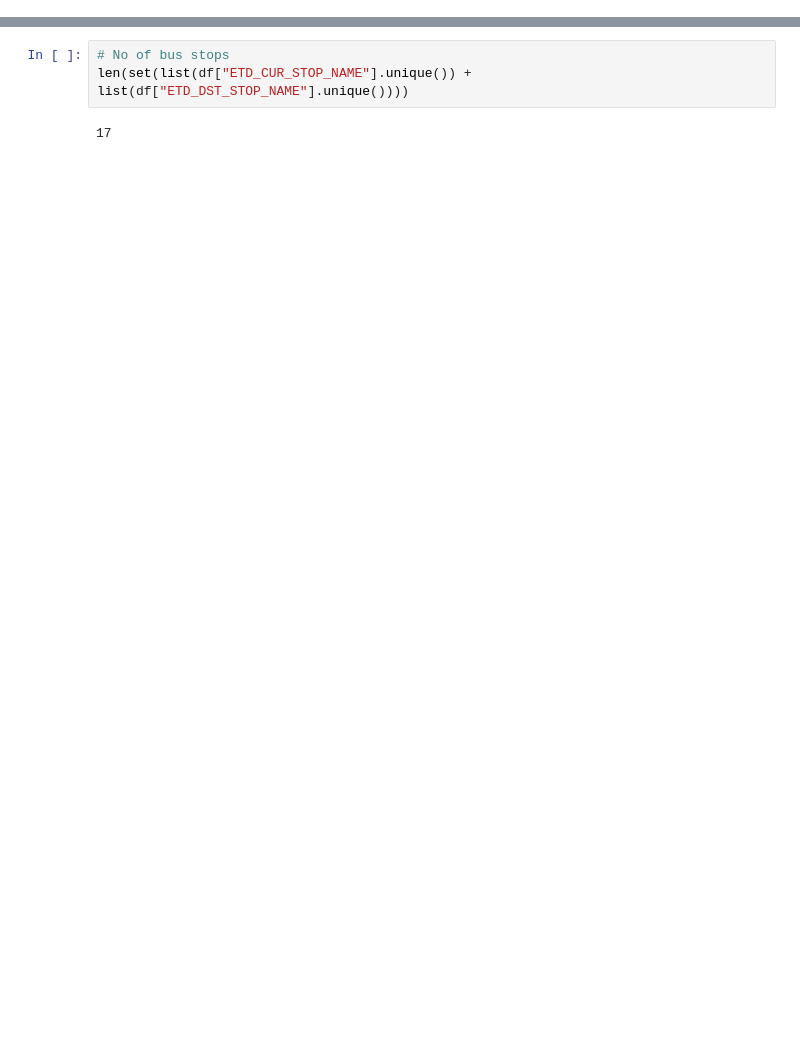
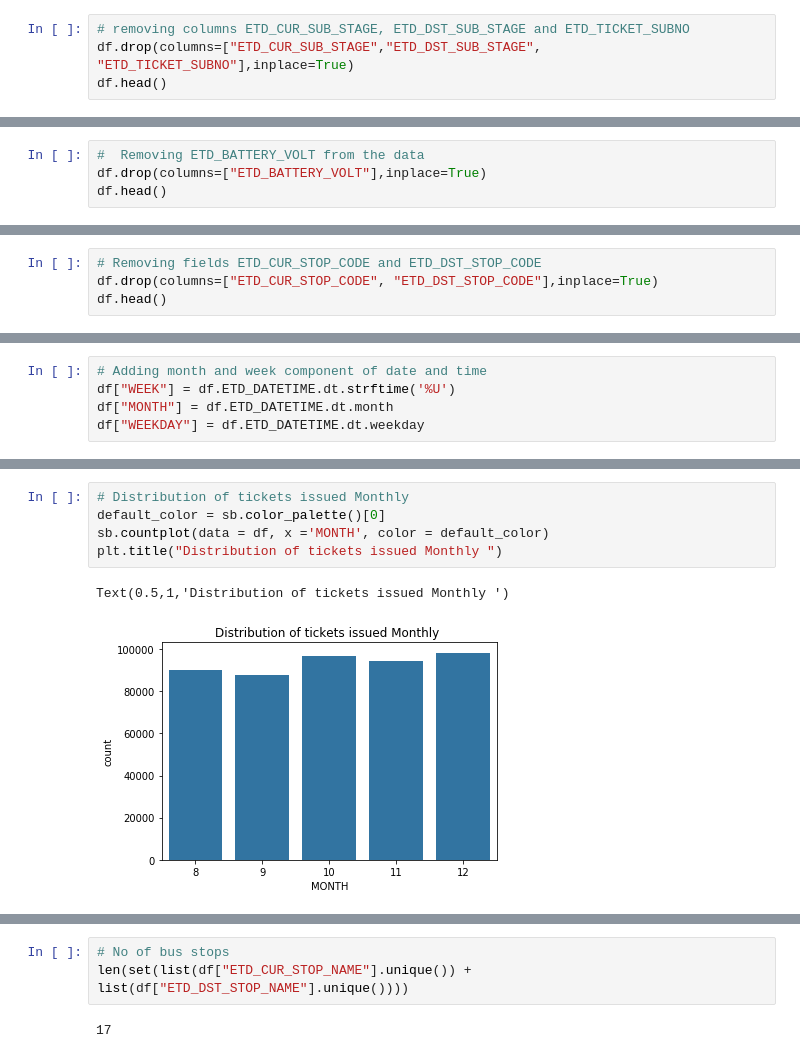
Before and after one commit to vaibhavmaurya/BusAndTicketsOptimization, a Jupyter notebook: notebooks/Data_Wrangling.ipynb, the cells around one changed output, grey strips where cells are left out. Cells and saved outputs as stored; diff of their text form; blank space fills up the shorter version.

```diff
--- a/notebooks/Data_Wrangling.ipynb
+++ b/notebooks/Data_Wrangling.ipynb
@@ -177,0 +205,4 @@ df["ETD_CUR_STOP_NAME"].nunique(), df["ETD_DST_STOP_NAME"].nunique()
+# %%
+# removing columns ETD_CUR_SUB_STAGE, ETD_DST_SUB_STAGE and ETD_TICKET_SUBNO
+df.drop(columns=["ETD_CUR_SUB_STAGE","ETD_DST_SUB_STAGE", "ETD_TICKET_SUBNO"],inplace=True)
+df.head()
@@ -177,0 +216,4 @@ df["ETD_CUR_STOP_NAME"].nunique(), df["ETD_DST_STOP_NAME"].nunique()
+# %%
+#  Removing ETD_BATTERY_VOLT from the data
+df.drop(columns=["ETD_BATTERY_VOLT"],inplace=True)
+df.head()
@@ -177,0 +227,4 @@ df["ETD_CUR_STOP_NAME"].nunique(), df["ETD_DST_STOP_NAME"].nunique()
+# %%
+# Removing fields ETD_CUR_STOP_CODE and ETD_DST_STOP_CODE
+df.drop(columns=["ETD_CUR_STOP_CODE", "ETD_DST_STOP_CODE"],inplace=True)
+df.head()
@@ -177,0 +238,5 @@ df["ETD_CUR_STOP_NAME"].nunique(), df["ETD_DST_STOP_NAME"].nunique()
+# %%
+# Adding month and week component of date and time
+df["WEEK"] = df.ETD_DATETIME.dt.strftime('%U')
+df["MONTH"] = df.ETD_DATETIME.dt.month
+df["WEEKDAY"] = df.ETD_DATETIME.dt.weekday
@@ -177,0 +263,8 @@ df["ETD_CUR_STOP_NAME"].nunique(), df["ETD_DST_STOP_NAME"].nunique()
+# %%
+# Distribution of tickets issued Monthly
+default_color = sb.color_palette()[0]
+sb.countplot(data = df, x ='MONTH', color = default_color)
+plt.title("Distribution of tickets issued Monthly ")
+# %% [output]
+Text(0.5,1,'Distribution of tickets issued Monthly ')
+[figure, added]
```
Also changed, not shown: parts of 112 cells of this notebook, 3 other files.
